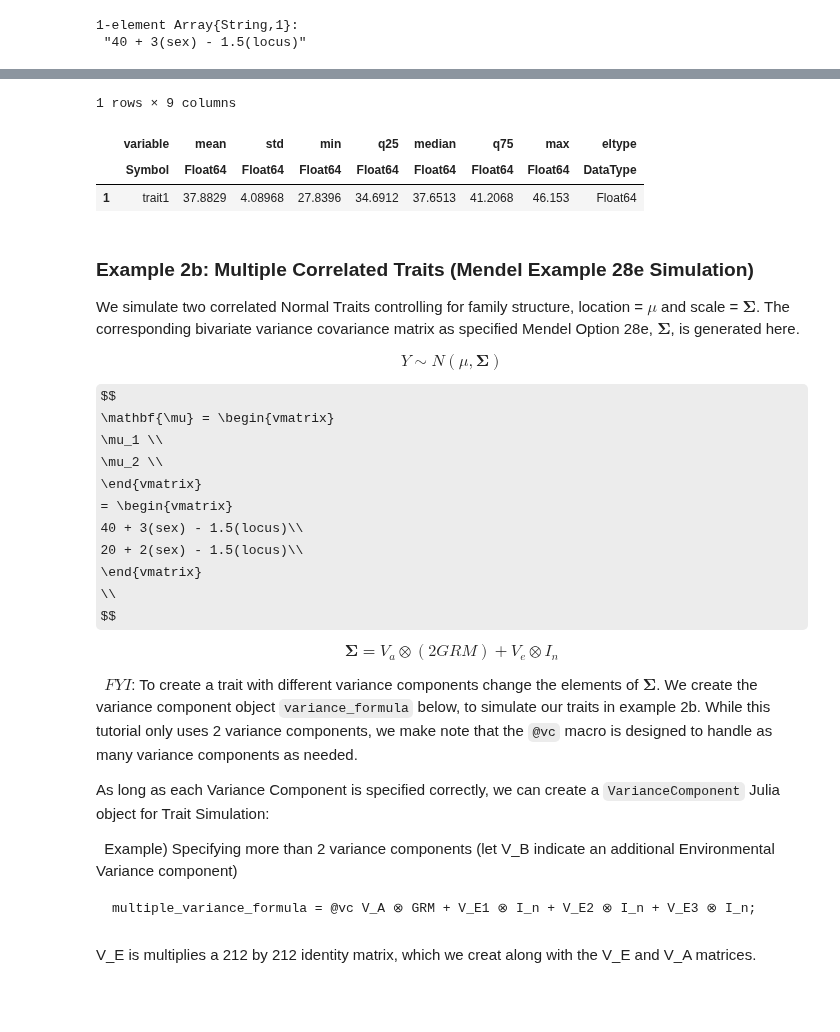
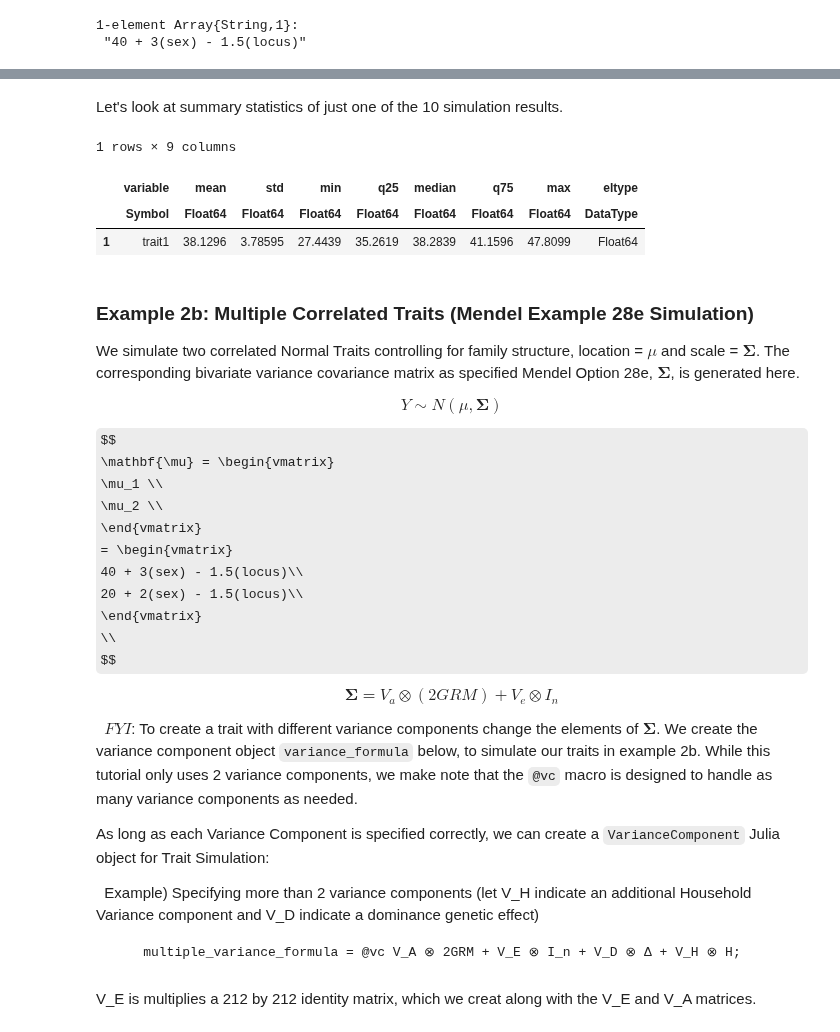
Before and after one commit to OpenMendel/TraitSimulation.jl, a Jupyter notebook: docs/TraitSimulation_28e.ipynb, the cells around one changed output, grey strips where cells are left out. Saved outputs shown, nothing was run; the diff lists cells and outputs as text; code cells hidden in the pictures; some formulas as TeX source; blank space fills up the shorter version.

````diff
--- a/docs/TraitSimulation_28e.ipynb
+++ b/docs/TraitSimulation_28e.ipynb
@@ -466,5 +417,5 @@ mean_formula = ["40 + 3(sex) - 1.5(locus)"]
 # %%
 I_n = Matrix{Float64}(I, size(GRM));
 LMM_trait_model = LMMTrait(mean_formula, X, 4*(2*GRM) + 2*(I_n))
-Simulated_LMM_Trait = simulate(LMM_trait_model)
+Simulated_LMM_Trait = simulate(LMM_trait_model, 10)
 # %% [output]
@@ -490,10 +439,12 @@ Simulated_LMM_Trait = simulate(LMM_trait_model)
+# %% [markdown]
+Let's look at summary statistics of just one of the 10 simulation results.
 # %%
-describe(Simulated_LMM_Trait, stats = [:mean, :std, :min, :q25, :median, :q75, :max, :eltype])
+describe(Simulated_LMM_Trait[1], stats = [:mean, :std, :min, :q25, :median, :q75, :max, :eltype])
 # %% [output]
 1 rows × 9 columns
 |  | variable | mean | std | min | q25 | median | q75 | max | eltype |
 |  | Symbol | Float64 | Float64 | Float64 | Float64 | Float64 | Float64 | Float64 | DataType |
-| 1 | trait1 | 37.8829 | 4.08968 | 27.8396 | 34.6912 | 37.6513 | 41.2068 | 46.153 | Float64 |
+| 1 | trait1 | 38.1296 | 3.78595 | 27.4439 | 35.2619 | 38.2839 | 41.1596 | 47.8099 | Float64 |
 # %% [markdown]
 ###  Example 2b: Multiple Correlated Traits (Mendel Example 28e Simulation)
 
@@ -526,9 +477,10 @@ $$
 As long as each Variance Component is specified correctly, we can create a `VarianceComponent` Julia object for Trait Simulation:
 
 &nbsp;
-Example) Specifying more than 2 variance components (let V_B indicate an additional Environmental Variance component)
+Example) Specifying more than 2 variance components (let V_H indicate an additional Household Variance component and V_D indicate a dominance genetic effect)
+
 ```{julia}
-multiple_variance_formula = @vc V_A ⊗ GRM + V_E1 ⊗ I_n + V_E2 ⊗ I_n + V_E3 ⊗ I_n;
+    multiple_variance_formula = @vc V_A ⊗ 2GRM + V_E ⊗ I_n + V_D ⊗ Δ + V_H ⊗ H;
 ```
 # %% [markdown]
 V_E is multiplies a 212 by 212 identity matrix, which we creat along with the V_E and V_A matrices.
````
Also changed, not shown: parts of 29 cells of this notebook, 4 other files.
